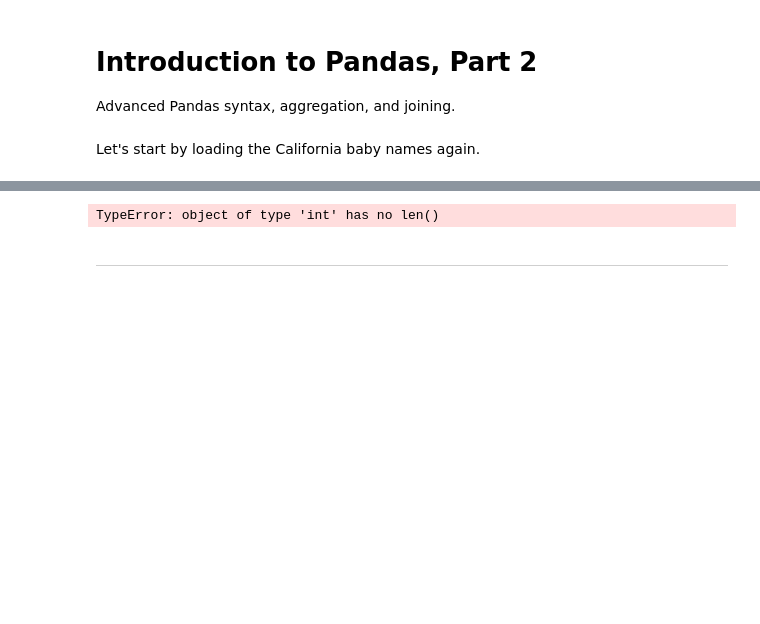
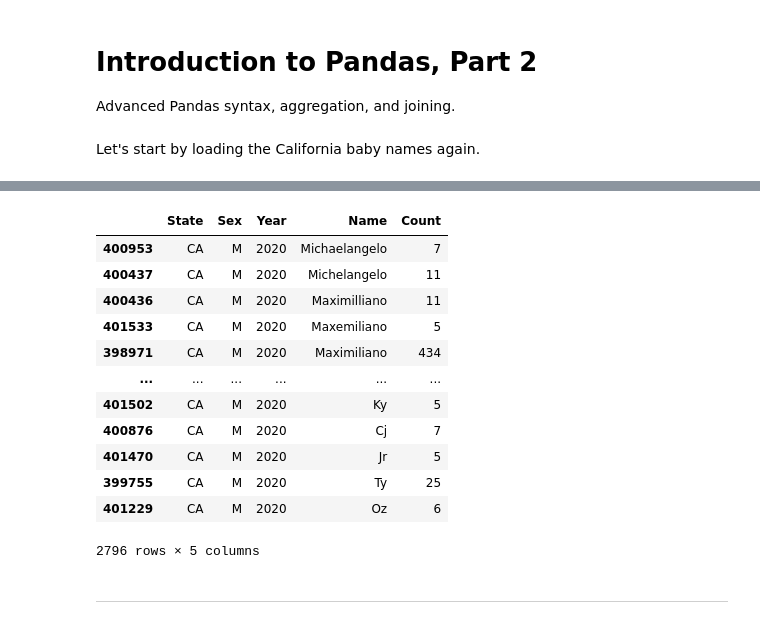
Before and after one commit to AliceRayLu/data-100-sp22, a Jupyter notebook: lec/lec04/04-pandas-ii.ipynb, the cells around one changed output, grey strips where cells are left out. Drawn from its saved outputs; the diff is of its cells as text; code cells hidden in the pictures; blank space fills up the shorter version.

```diff
--- a/lec/lec04/04-pandas-ii.ipynb
+++ b/lec/lec04/04-pandas-ii.ipynb
@@ -72,11 +72,23 @@ babynames.sample(5)
 # %%
 (
 babynames.query('Sex == "M" and Year == 2020')
-         .sort_values("Name", key = lambda x: len(x),#str.len(),
+         .sort_values("Name", key = lambda x: x.str.len(),
                       ascending = False)
 )
 # %% [output]
+|  | State | Sex | Year | Name | Count |
+| 400953 | CA | M | 2020 | Michaelangelo | 7 |
+| 400437 | CA | M | 2020 | Michelangelo | 11 |
+| 400436 | CA | M | 2020 | Maximilliano | 11 |
+| 401533 | CA | M | 2020 | Maxemiliano | 5 |
+| 398971 | CA | M | 2020 | Maximiliano | 434 |
+| ... | ... | ... | ... | ... | ... |
+| 401502 | CA | M | 2020 | Ky | 5 |
+| 400876 | CA | M | 2020 | Cj | 7 |
+| 401470 | CA | M | 2020 | Jr | 5 |
+| 399755 | CA | M | 2020 | Ty | 25 |
+| 401229 | CA | M | 2020 | Oz | 6 |
-TypeError: object of type 'int' has no len()
+2796 rows × 5 columns
 # %% [markdown]
 ---
 # %% [markdown]
```
Also changed, not shown: parts of 17 cells of this notebook, 1 other file.
